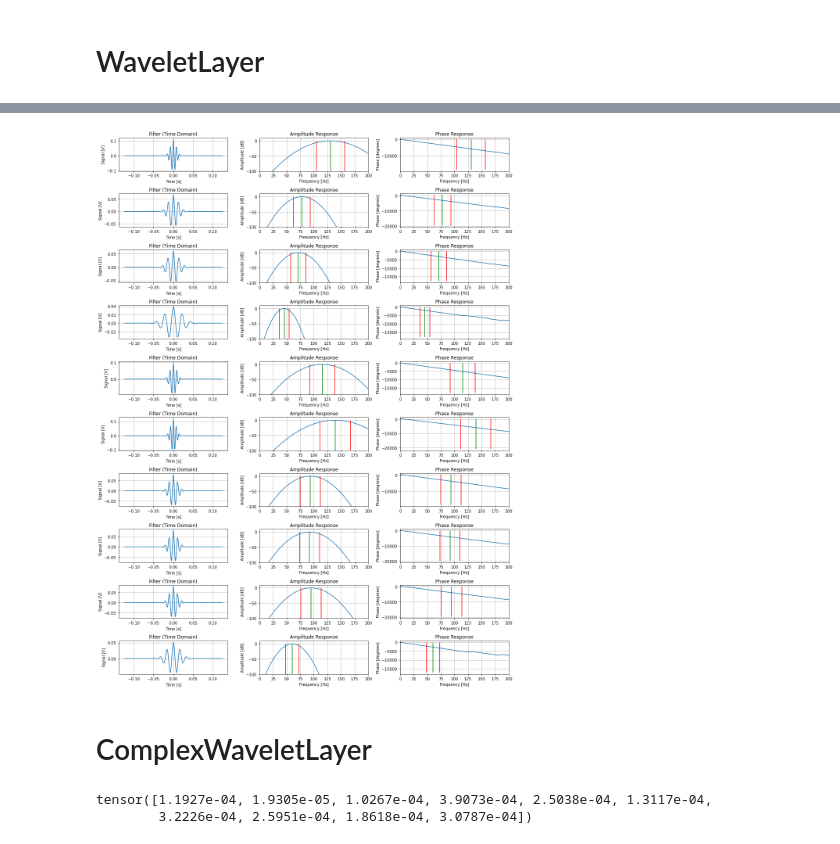
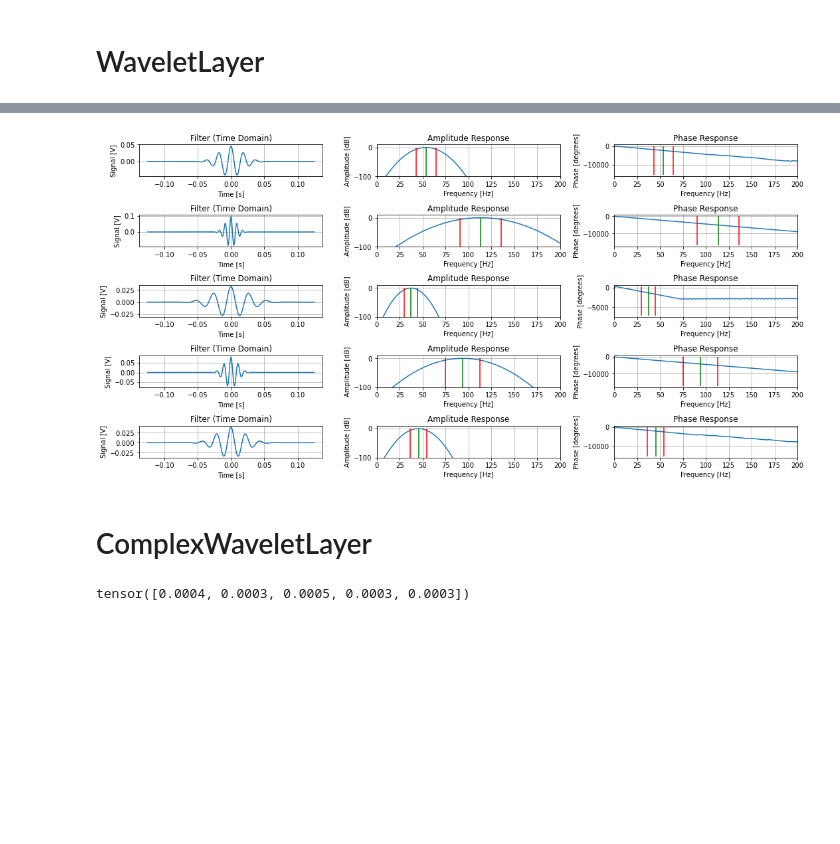
Before and after one commit to amvosk/adenvex, a Jupyter notebook: TemporalLayers.ipynb, the cells around one changed output, grey strips where cells are left out. Cells and saved outputs as stored; diff of their text form; code cells hidden in the pictures; blank space fills up the shorter version.

```diff
--- a/TemporalLayers.ipynb
+++ b/TemporalLayers.ipynb
@@ -61,10 +65,10 @@ plt.show()
 # %%
 freqs, _, freq_low, freq_high = sinc._create_frequencies()
-filt = sinc_hilbert._create_filters(freq_low, freq_high).detach().numpy()
+filt = sinc._create_filters(freq_low, freq_high).detach().numpy()
 freqs, freq_low, freq_high = freqs.detach().numpy(), freq_low.detach().numpy(), freq_high.detach().numpy()
 # filt = filter_hilbert.create_filters().detach().numpy()
 
-fig, ax = plt.subplots(n_channels, 3, figsize=(15, 2*n_channels))
+fig, ax = plt.subplots(n_channels, 3, figsize=(15, 1.5*n_channels))
 for i in range(n_channels):
     filter_coeffs = filt[i,0]
     w, h = sg.freqz(filter_coeffs, fs=srate * 2 * math.pi)
@@ -107,10 +111,14 @@ plt.show()
 # %% [markdown]
 # FilterHilbertLayer
 # %%
-torch.manual_seed(1)
+seed = 42
+torch.manual_seed(seed)
 
 srate = 1000
-n_channels = 10
+n_channels = 5
+kernel_size = 251
+fmin_init = 10
+fmax_init = 150
 freq = None
 # bandwidth = None
 bandwidth = 0.4
@@ -118,12 +126,13 @@ x = torch.randn(size=(n_channels, 3000,))
 
 sinc_hilbert = SincHilbertLayer(
     n_channels=n_channels,
-    kernel_size=251,
+    kernel_size=kernel_size,
     srate=srate,
-    fmin_init=20,
-    fmax_init=150,
+    fmin_init=fmin_init,
+    fmax_init=fmax_init,
     freq=freq,
     bandwidth=bandwidth,
+    seed=seed,
 )
 
 y_ = sinc_hilbert(x, return_filtered=True)
@@ -161,7 +170,7 @@ filt = sinc_hilbert._create_filters(freq_low, freq_high).detach().numpy()
 freqs, freq_low, freq_high = freqs.detach().numpy(), freq_low.detach().numpy(), freq_high.detach().numpy()
 # filt = filter_hilbert.create_filters().detach().numpy()
 
-fig, ax = plt.subplots(n_channels, 3, figsize=(15, 2*n_channels))
+fig, ax = plt.subplots(n_channels, 3, figsize=(15, 1.5*n_channels))
 for i in range(n_channels):
     filter_coeffs = filt[i,0]
     w, h = sg.freqz(filter_coeffs, fs=srate * 2 * math.pi)
@@ -198,5 +207,6 @@ for i in range(n_channels):
     ax[i,2].grid(True)
 
 plt.tight_layout()
+# plt.savefig('figure/sincnet_timefreq')
 plt.show()
 # %% [output]
@@ -204,10 +214,14 @@ plt.show()
 # %% [markdown]
 # WaveletLayer
 # %%
-torch.manual_seed(0)
+seed = 42
+torch.manual_seed(seed)
 
 srate = 1000
-n_channels = 10
+n_channels = 5
+kernel_size = 251
+fmin_init = 10
+fmax_init = 150
 freq = None
 # bandwidth = None
 bandwidth = 0.4
@@ -215,12 +229,13 @@ x = torch.randn(size=(n_channels, 3000,))
 
 wavelet = WaveletLayer(
     n_channels=n_channels,
-    kernel_size=251,
+    kernel_size=kernel_size,
     srate=srate,
-    fmin_init=20,
-    fmax_init=150,
+    fmin_init=fmin_init,
+    fmax_init=fmax_init,
     freq=freq,
     bandwidth=bandwidth,
+    seed=seed,
 )
 
 y = wavelet(x)
@@ -254,7 +268,7 @@ freqs, bandwidth, freq_low, freq_high = wavelet._create_frequencies()
 filt = wavelet._create_filters(freqs, bandwidth).detach().numpy()
 freqs, freq_low, freq_high = freqs.detach().numpy(), freq_low.detach().numpy(), freq_high.detach().numpy()
 
-fig, ax = plt.subplots(n_channels, 3, figsize=(15, 2*n_channels))
+fig, ax = plt.subplots(n_channels, 3, figsize=(15, 1.5*n_channels))
 for i in range(n_channels):
     filter_coeffs = filt[i,0]
     w, h = sg.freqz(filter_coeffs.real, fs=srate * 2 * math.pi)
@@ -268,41 +282,45 @@ for i in range(n_channels):
     ax[i,0].set_ylabel('Signal [V]')
     ax[i,0].set_xlabel('Time [s]')
     ax[i,0].set_title('Filter (Time Domain)')
     ax[i,0].grid(True)
 
     ax[i,1].plot(freq, amp)
     ax[i,1].vlines(freqs[i], np.min(amp), np.max(amp), colors='g')
     ax[i,1].vlines(freq_low[i], np.min(amp), np.max(amp), colors='r')
     ax[i,1].vlines(freq_high[i], np.min(amp), np.max(amp), colors='r')
 #     ax[i,1].set_ylim(0, 1)
     ax[i,1].set_ylim(-100, 10)
     ax[i,1].set_xlim(0, 200)
     ax[i,1].set_ylabel('Amplitude [dB]')
     ax[i,1].set_xlabel('Frequency [Hz]')
     ax[i,1].set_title('Amplitude Response')
     ax[i,1].grid(True)
 
     ax[i,2].plot(freq, phase)
     ax[i,2].vlines(freqs[i], np.min(phase), np.max(phase), colors='g')
     ax[i,2].vlines(freq_low[i], np.min(phase), np.max(phase), colors='r')
     ax[i,2].vlines(freq_high[i], np.min(phase), np.max(phase), colors='r')
     ax[i,2].set_xlim(0, 200)
     ax[i,2].set_xlabel('Frequency [Hz]')
     ax[i,2].set_ylabel('Phase [degrees]')
     ax[i,2].set_title('Phase Response')
     ax[i,2].grid(True)
 
 plt.tight_layout()
 plt.show()
 # %% [output]
-[figure, old version]
+[figure, new version]
 # %% [markdown]
 # ComplexWaveletLayer
 # %%
-torch.manual_seed(0)
+seed = 42
+torch.manual_seed(seed)
 
 srate = 1000
-n_channels = 10
+n_channels = 5
+kernel_size = 251
+fmin_init = 10
+fmax_init = 150
 freq = None
 # bandwidth = None
 bandwidth = 0.4
@@ -310,12 +328,13 @@ x = torch.randn(size=(n_channels, 3000,))
 
 complex_wavelet = ComplexWaveletLayer(
     n_channels=n_channels,
-    kernel_size=251,
+    kernel_size=kernel_size,
     srate=srate,
-    fmin_init=20,
-    fmax_init=150,
+    fmin_init=fmin_init,
+    fmax_init=fmax_init,
     freq=freq,
     bandwidth=bandwidth,
+    seed=seed,
 )
 
 y_ = complex_wavelet(x, return_filtered=True)
@@ -325,8 +344,7 @@ assert x.shape == y.shape
 y.mean().backward()
 complex_wavelet.coef_freq.grad
 # %% [output]
-tensor([1.1927e-04, 1.9305e-05, 1.0267e-04, 3.9073e-04, 2.5038e-04, 1.3117e-04,
-        3.2226e-04, 2.5951e-04, 1.8618e-04, 3.0787e-04])
+tensor([0.0004, 0.0003, 0.0005, 0.0003, 0.0003])
 # %%
 x_numpy = x.numpy()
 y_numpy_ = y_.detach().numpy()
```
Also changed, not shown: parts of 10 cells of this notebook, 1 other file.
